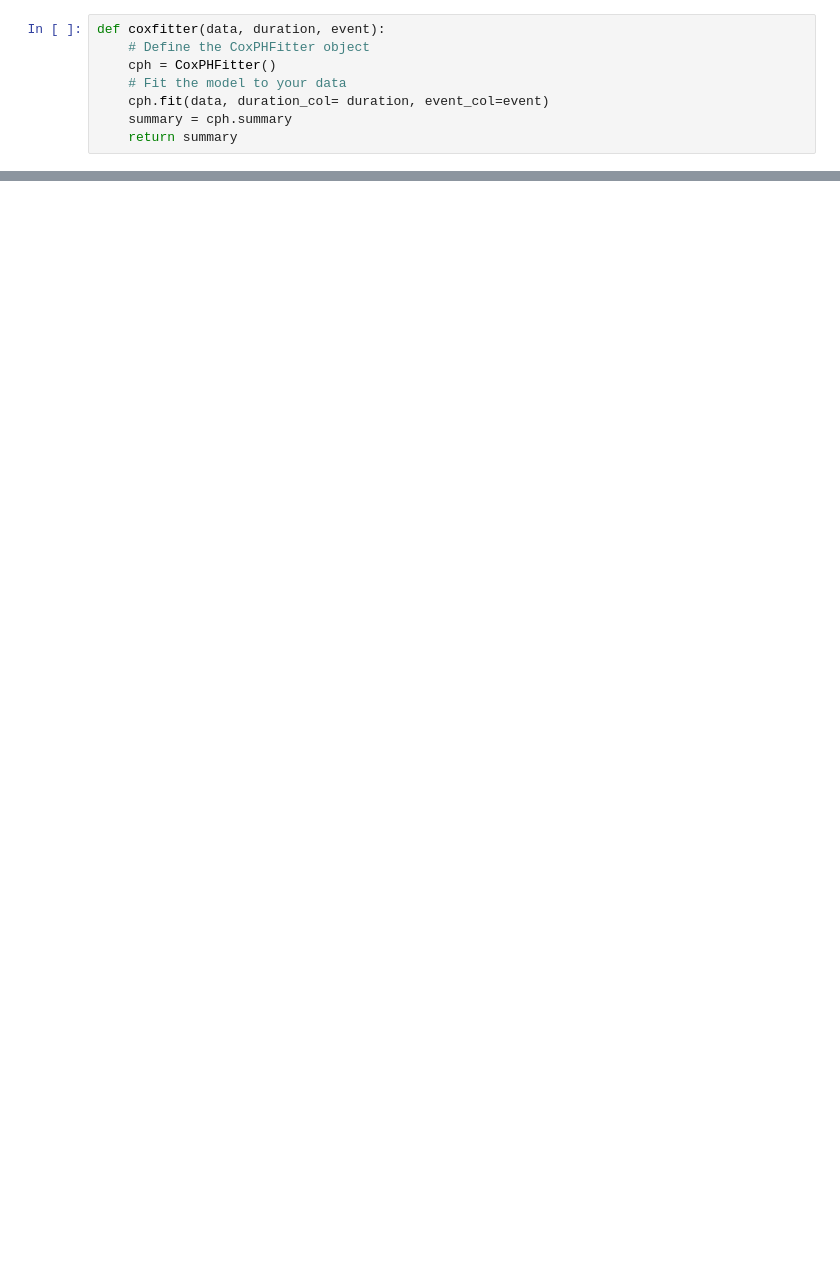
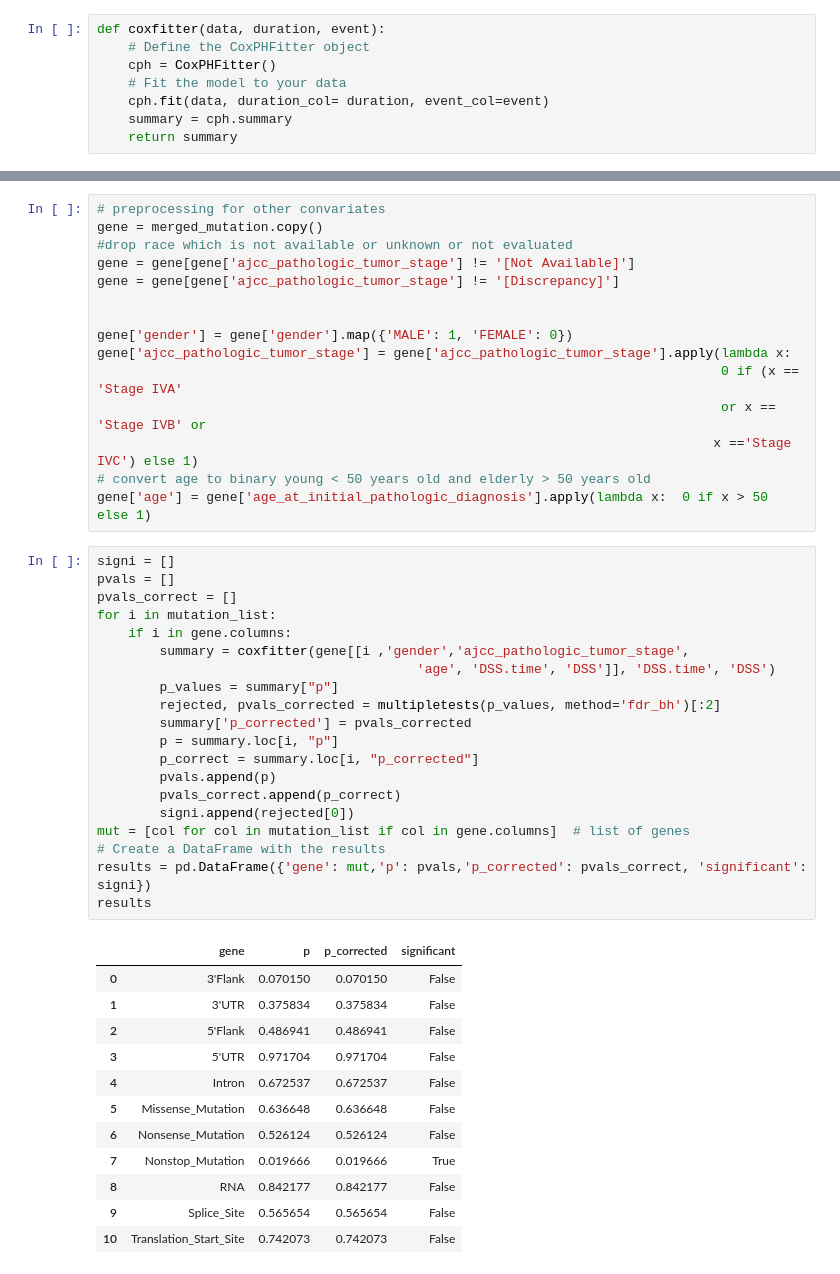
Before and after one commit to Enable72/ECE204-PROJECT4, a Jupyter notebook: project4.ipynb, the cells around one changed output, grey strips where cells are left out. Saved outputs shown, nothing was run; the diff lists cells and outputs as text; blank space fills up the shorter version.

```diff
--- a/project4.ipynb
+++ b/project4.ipynb
@@ -358,0 +332,48 @@ for i in mutation_list:
+# %%
+# preprocessing for other convariates
+gene = merged_mutation.copy()
+#drop race which is not available or unknown or not evaluated
+gene = gene[gene['ajcc_pathologic_tumor_stage'] != '[Not Available]']
+gene = gene[gene['ajcc_pathologic_tumor_stage'] != '[Discrepancy]']
+
+
+gene['gender'] = gene['gender'].map({'MALE': 1, 'FEMALE': 0})
+gene['ajcc_pathologic_tumor_stage'] = gene['ajcc_pathologic_tumor_stage'].apply(lambda x:
+                                                                                0 if (x == 'Stage IVA'
+                                                                                or x == 'Stage IVB' or
+                                                                               x =='Stage IVC') else 1)
+# convert age to binary young < 50 years old and elderly > 50 years old
+gene['age'] = gene['age_at_initial_pathologic_diagnosis'].apply(lambda x:  0 if x > 50 else 1)
+# %%
+signi = []
+pvals = []
+pvals_correct = []
+for i in mutation_list:
+    if i in gene.columns:
+        summary = coxfitter(gene[[i ,'gender','ajcc_pathologic_tumor_stage',
+                                         'age', 'DSS.time', 'DSS']], 'DSS.time', 'DSS')
+        p_values = summary["p"]
+        rejected, pvals_corrected = multipletests(p_values, method='fdr_bh')[:2]
+        summary['p_corrected'] = pvals_corrected
+        p = summary.loc[i, "p"]
+        p_correct = summary.loc[i, "p_corrected"]
+        pvals.append(p)
+        pvals_correct.append(p_correct)
+        signi.append(rejected[0])
+mut = [col for col in mutation_list if col in gene.columns]  # list of genes
+# Create a DataFrame with the results
+results = pd.DataFrame({'gene': mut,'p': pvals,'p_corrected': pvals_correct, 'significant': signi})
+results
+# %% [output]
+|  | gene | p | p_corrected | significant |
+| 0 | 3'Flank | 0.070150 | 0.070150 | False |
+| 1 | 3'UTR | 0.375834 | 0.375834 | False |
+| 2 | 5'Flank | 0.486941 | 0.486941 | False |
+| 3 | 5'UTR | 0.971704 | 0.971704 | False |
+| 4 | Intron | 0.672537 | 0.672537 | False |
+| 5 | Missense_Mutation | 0.636648 | 0.636648 | False |
+| 6 | Nonsense_Mutation | 0.526124 | 0.526124 | False |
+| 7 | Nonstop_Mutation | 0.019666 | 0.019666 | True |
+| 8 | RNA | 0.842177 | 0.842177 | False |
+| 9 | Splice_Site | 0.565654 | 0.565654 | False |
+| 10 | Translation_Start_Site | 0.742073 | 0.742073 | False |
```
Also changed, not shown: parts of 12 cells of this notebook.
